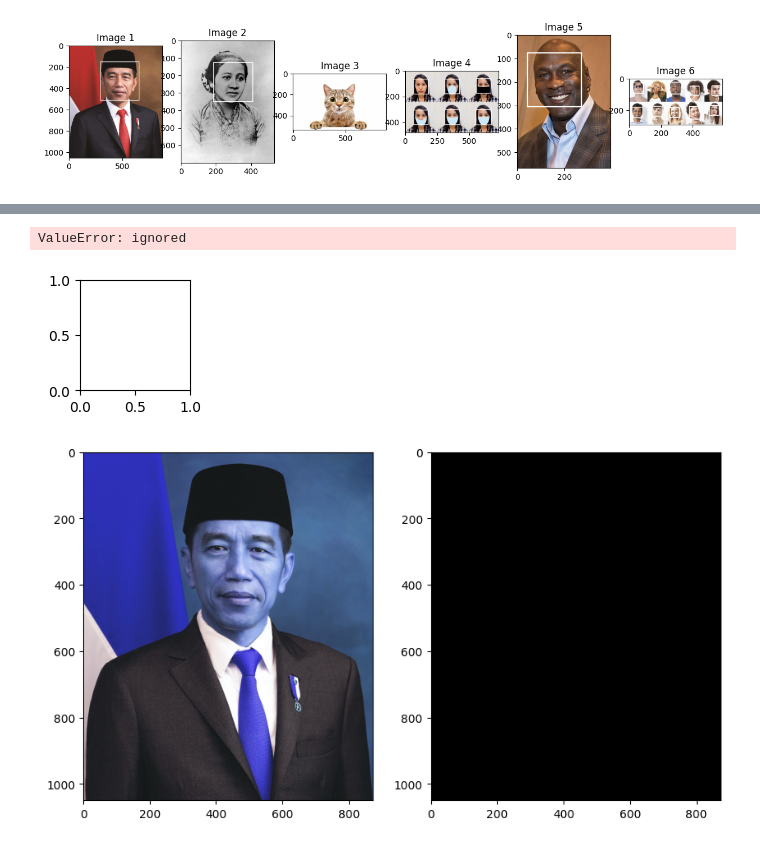
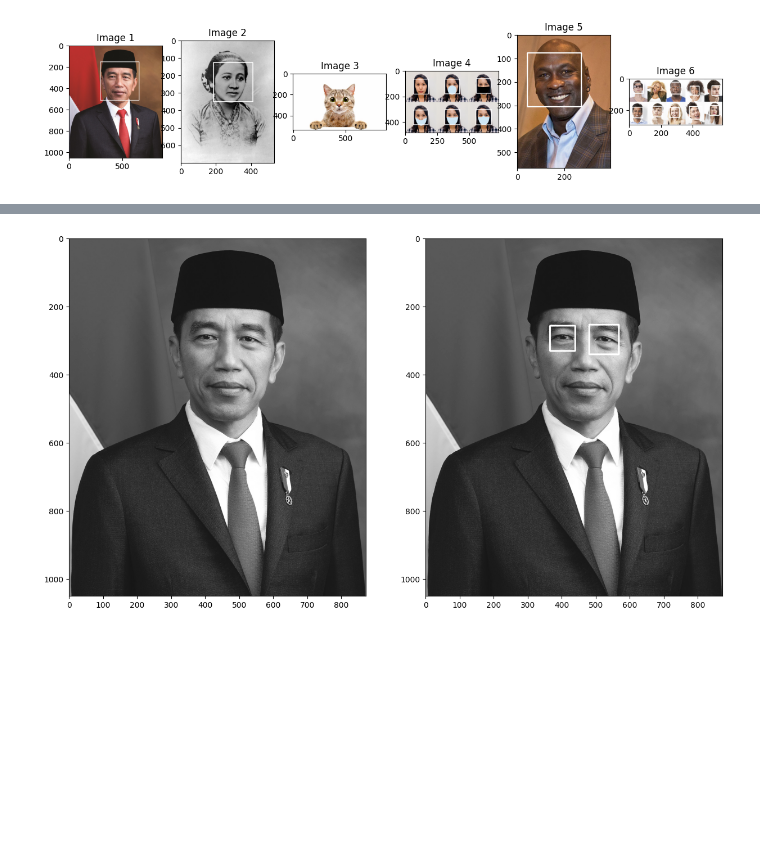
Before and after one commit to Raihandany/PCVK_Ganjil_2023, a Jupyter notebook: Week12_PCVK_2023.ipynb, the cells around one changed output, grey strips where cells are left out. Saved outputs shown, nothing was run; the diff lists cells and outputs as text; code cells hidden in the pictures; blank space fills up the shorter version.

```diff
--- a/Week12_PCVK_2023.ipynb
+++ b/Week12_PCVK_2023.ipynb
@@ -51,0 +154,22 @@ plt.show()
+# %%
+kucing_img2 = cv.imread('/content/drive/MyDrive/PCVK_MM/prac_week12/facedet/kucing.jpg', 0)
+
+cascade_kucing =  cv.CascadeClassifier(cv.data.haarcascades + 'haarcascade_frontalcatface.xml')
+
+# Check if the image is loaded successfully
+if kucing_img2 is None:
+    print("Error: Image not loaded.")
+else:
+    kucing_img2 = cv.cvtColor(kucing_img2, cv.COLOR_GRAY2RGB)
+
+    # Detect cat faces
+    cat_faces = cascade_kucing.detectMultiScale(kucing_img2)
+
+    # Draw rectangle around the cat faces
+    for (x, y, w, h) in cat_faces:
+        cv.rectangle(kucing_img2, (x, y), (x+w, y+h), (0, 255, 0), 2)
+
+    # Display the output
+    plt.subplot(121), plt.imshow(kucing_img2, cmap='gray')
+    plt.title('Result'), plt.xticks([]), plt.yticks([])
+    plt.show()
@@ -52,35 +178,18 @@ plt.show()
 # %%
-kucing_img = cv.imread('/content/drive/MyDrive/PCVK_MM/prac_week12/facedet/kucing.jpg')
-kucing_detect = np.zeros_like(kucing_img)
+jokowi_img3 = cv.imread('/content/drive/MyDrive/PCVK_MM/prac_week12/facedet/jokowi.jpg')
+jokowi_gray = cv.cvtColor(jokowi_img3, cv.COLOR_BGR2GRAY)
+jokowi_img_gray_detect = cv.cvtColor(jokowi_img3, cv.COLOR_BGR2GRAY)
 
-cascade_kucing =  cv.CascadeClassifier('/content/drive/MyDrive/PCVK_MM/prac_week12/haarcascades/haarcascade_frontalcatface.xml')
+cascade_eye = cv.CascadeClassifier('/content/drive/MyDrive/PCVK_MM/prac_week12/haarcascades/haarcascade_eye.xml')
 
-roi_kucing = cascade_kucing.detectMultiScale(kucing_detect)
-for(x,y,w,h) in roi_kucing:
- cv.rectangle(kucing_detect,(x,y),(x+w,y+h),(255,255,255),3)
+roi_eye = cascade_eye.detectMultiScale(jokowi_img_gray_detect)
+for (x,y,w,h) in roi_eye:
+  cv.rectangle(jokowi_img_gray_detect,(x,y),(x+w,y+h),(255,255,255),3)
 
-plt.figure(figsize = (10,10))
-plt.subplot(1, len(images_arr), i + 1)
-plt.imshow(kucing_img, cv.COLOR_BGR2RGB)
-plt.imshow(kucing_detect, cv.COLOR_BGR2RGB)
+# Plot outputs
+f, axarr = plt. subplots(1,2,figsize=(15,15))
+plt.subplot(121),plt.imshow(jokowi_gray, cmap='gray')
+plt.subplot(122),plt.imshow(jokowi_img_gray_detect, cmap='gray')
 plt.show()
 # %% [output]
-ValueError: ignored
-[figure, old version]
+[figure, new version]
-# %%
-jokowi_img3 = cv.imread('/content/drive/MyDrive/PCVK_MM/prac_week12/facedet/jokowi.jpg')
-jokowi_detect = np.zeros_like(jokowi_img3)
-
-cascade_wajah3 = cv.CascadeClassifier('/content/drive/MyDrive/PCVK_MM/prac_week12/haarcascades/haarcascade_eye.xml')
-
-roi_wajah3 = cascade_wajah3.detectMultiScale(jokowi_detect)
-for(x,y,w,h) in roi_wajah3:
- cv.rectangle(jokowi_detect,(x,y),(x+w,y+h),(255,255,255),3)
-
-plt.figure(figsize = (10,10))
-plt.subplot(1, len(images_arr), i + 1)
-plt.subplot(121), plt.imshow(jokowi_img3)
-plt.subplot(122), plt.imshow(jokowi_detect)
-plt.show()
-# %% [output]
-[figure, removed]
```
Also changed, not shown: parts of 11 cells of this notebook.
